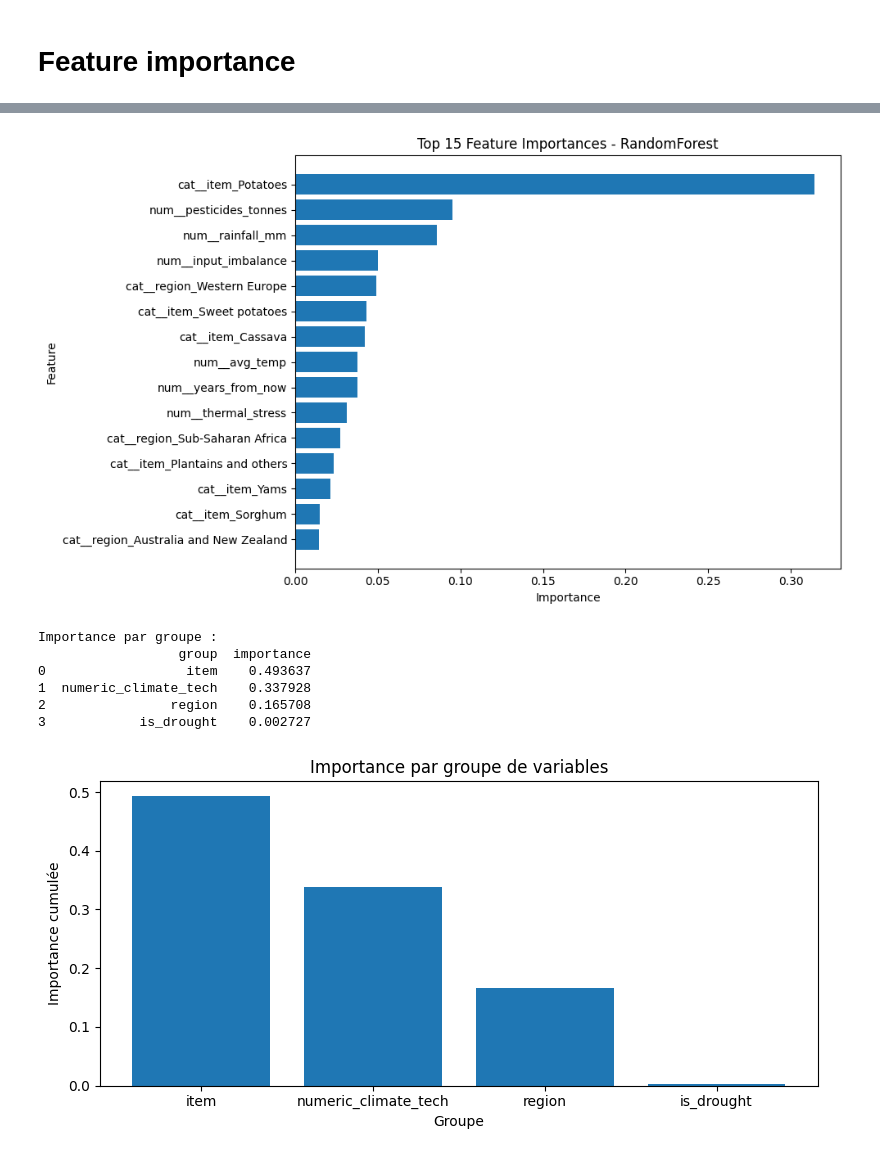
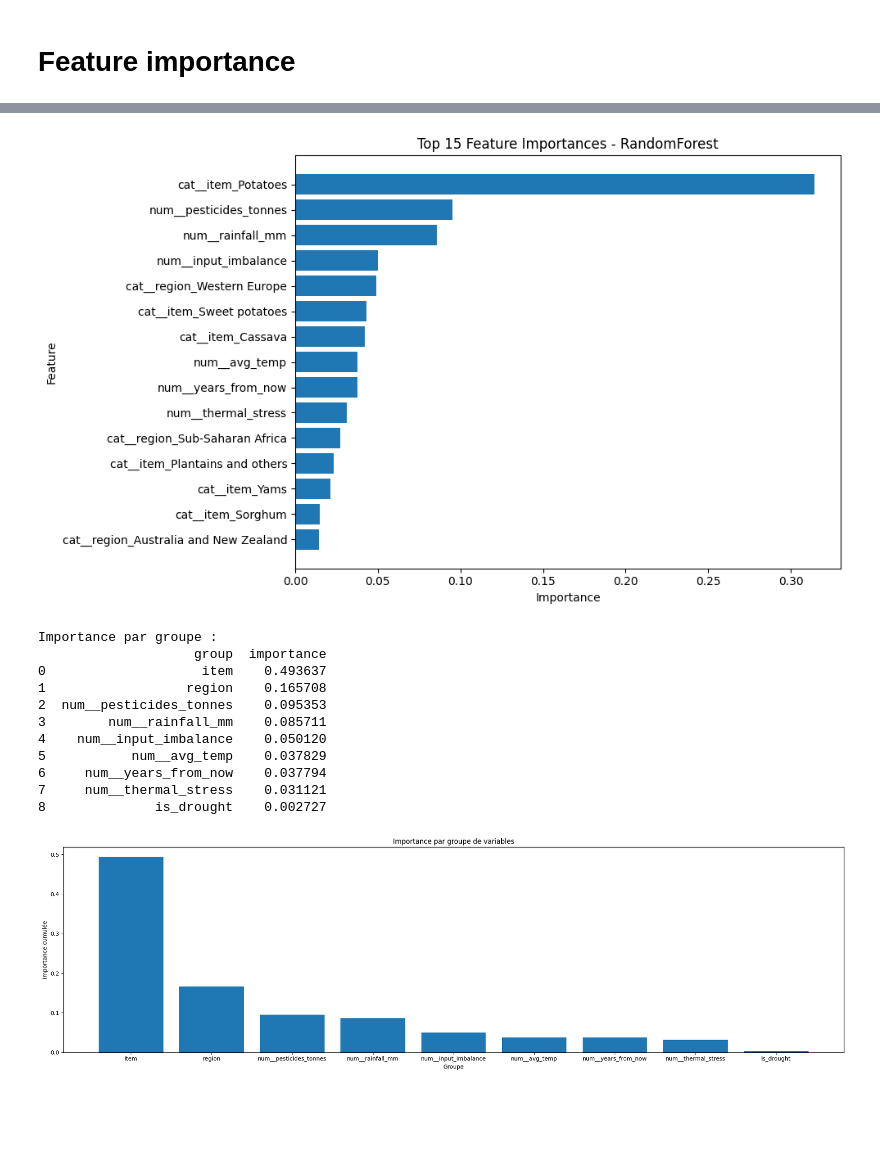
Before and after one commit to SCFlorian/Systeme_recommandation_agricole, a Jupyter notebook: notebooks/notebook_modelisation.ipynb, the cells around one changed output, grey strips where cells are left out. Drawn from its saved outputs; the diff is of its cells as text; code cells hidden in the pictures; blank space fills up the shorter version.

```diff
--- a/notebooks/notebook_modelisation.ipynb
+++ b/notebooks/notebook_modelisation.ipynb
@@ -936,18 +891,16 @@ plt.show()
 
 def feature_group(feature_name: str) -> str:
 
-    if "avg_temp" in feature_name or "rainfall_mm" in feature_name \
-       or "pesticides_tonnes" in feature_name or "input_imbalance" in feature_name \
-       or "thermal_stress" in feature_name or "years_from_now" in feature_name:
-        return "numeric_climate_tech"
-
     if "region_" in feature_name:
         return "region"
 
     if "item_" in feature_name:
         return "item"
 
-    return "is_drought"
+    if "cat__is_drought" in feature_name:
+        return "is_drought"
+
+    return feature_name
 
 feature_importance_df["group"] = feature_importance_df["feature"].apply(feature_group)
 
@@ -963,37 +916,42 @@ print("\nImportance par groupe :")
 print(group_importance_df)
 
 # Visualisation par groupe
 
-plt.figure(figsize=(8, 4))
+plt.figure(figsize=(20, 6))
 plt.bar(group_importance_df["group"], group_importance_df["importance"])
 plt.title("Importance par groupe de variables")
 plt.xlabel("Groupe")
 plt.ylabel("Importance cumulée")
 plt.tight_layout()
 plt.show()
 # %% [output]
 Top 15 features :
                                   feature  importance
 0                      cat__item_Potatoes    0.314446
 1                  num__pesticides_tonnes    0.095353
 2                        num__rainfall_mm    0.085711
 3                    num__input_imbalance    0.050120
 4              cat__region_Western Europe    0.049183
 5                cat__item_Sweet potatoes    0.043271
 6                       cat__item_Cassava    0.042040
 7                           num__avg_temp    0.037829
 8                     num__years_from_now    0.037794
 9                     num__thermal_stress    0.031121
 10         cat__region_Sub-Saharan Africa    0.027085
 11         cat__item_Plantains and others    0.023141
 12                         cat__item_Yams    0.021330
 13                      cat__item_Sorghum    0.014939
 14  cat__region_Australia and New Zealand    0.014577
 [figure]
 Importance par groupe :
-                  group  importance
-0                  item    0.493637
-1  numeric_climate_tech    0.337928
-2                region    0.165708
-3            is_drought    0.002727
+                    group  importance
+0                    item    0.493637
+1                  region    0.165708
+2  num__pesticides_tonnes    0.095353
+3        num__rainfall_mm    0.085711
+4    num__input_imbalance    0.050120
+5           num__avg_temp    0.037829
+6     num__years_from_now    0.037794
+7     num__thermal_stress    0.031121
+8              is_drought    0.002727
-[figure, old version]
+[figure, new version]
```
Also changed, not shown: parts of 22 cells of this notebook, 3 other files.
